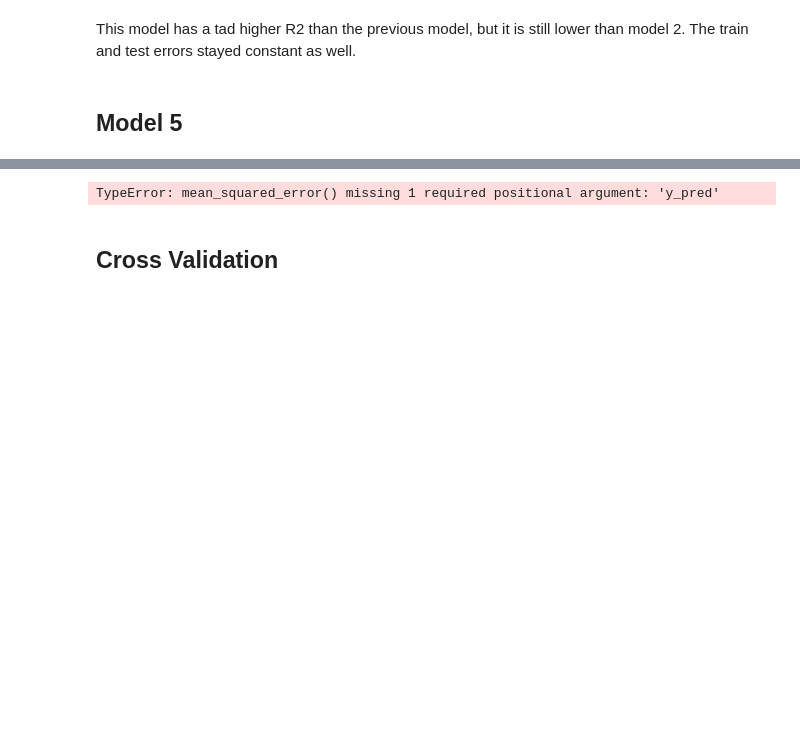
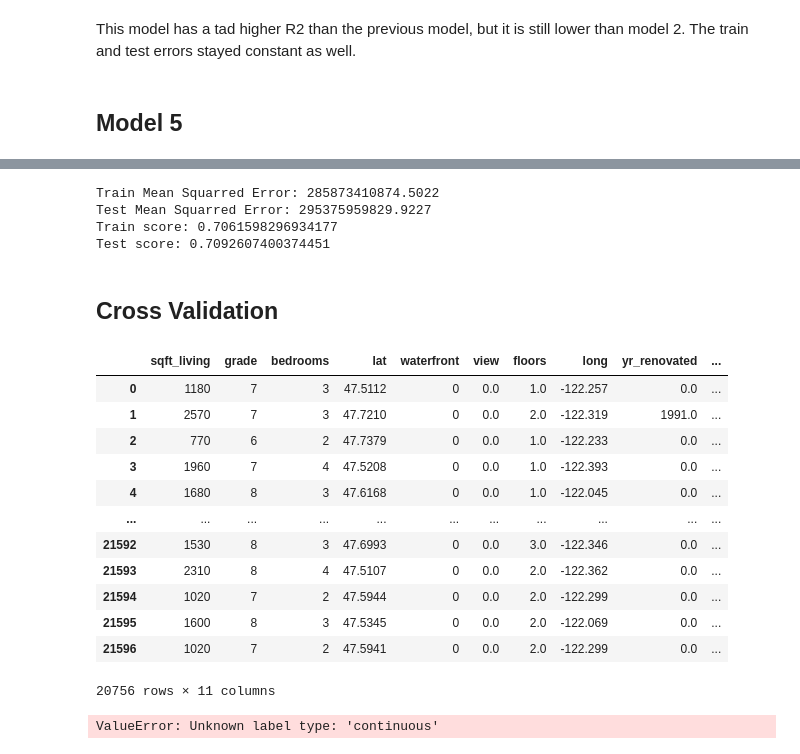
Before and after one commit to krbendol/bsc-phase-two-project, a Jupyter notebook: notebooks/exploratory/kam/Kam'sNotebook.ipynb, the cells around one changed output, grey strips where cells are left out. Saved outputs shown, nothing was run; the diff lists cells and outputs as text; code cells hidden in the pictures; blank space fills up the shorter version.

Commit message:
one model

```diff
--- a/notebooks/exploratory/kam/Kam'sNotebook.ipynb
+++ b/notebooks/exploratory/kam/Kam'sNotebook.ipynb
@@ -584,20 +587,25 @@ reg.score(X_test, y_test)
-# %%
-model_5_train = X_train[['sqft_living','grade','bedrooms', 'lat', 'waterfront','view','floors','long','yr_renovated',
-                  'condition', 'yr_built']]
-model_5_test= X_test[['sqft_living','grade','bedrooms', 'lat', 'waterfront','view','floors','long','yr_renovated',
-                  'condition', 'yr_built']]
-model5= LinearRegression()
-model5.fit(model_5_train, y_train)
-
-train_preds = model5.predict(model_5_train)
-test_preds = model5.predict(model_5_test)
-
-train_error= mean_squared_error(np.exp(y_train, train_preds))
-test_error= mean_squared_error(np.exp(y_test, test_preds))
-
-print('Train error:', train_error)
-print('Test error:', test_error)
-# %% [output]
-TypeError: mean_squared_error() missing 1 required positional argument: 'y_pred'
+# %%
+mlr_split = LinearRegression()
+
+#fit
+mlr_split.fit(X_train, y_train)
+
+# calculate predictions on training and test sets
+y_hat_train = mlr_split.predict(X_train)
+y_hat_test = mlr_split.predict(X_test)
+
+#compare MSE for the predicted training and test values
+train_mse = mean_squared_error(np.exp(y_train), np.log(y_hat_train))
+test_mse = mean_squared_error(np.exp(y_test), y_hat_test)
+print('Train Mean Squarred Error:', train_mse)
+print('Test Mean Squarred Error:', test_mse)
+
+print('Train score:', mlr_split.score(X_train, y_train))
+print('Test score:', mlr_split.score(X_test, y_test))
+# %% [output]
+Train Mean Squarred Error: 285873410874.5022
+Test Mean Squarred Error: 295375959829.9227
+Train score: 0.7061598296934177
+Test score: 0.7092607400374451
 # %% [markdown]
 ## Cross Validation
@@ -603,0 +616,31 @@ TypeError: mean_squared_error() missing 1 required positional argument: 'y_pred'
+# %%
+X
+# %% [output]
+|  | sqft_living | grade | bedrooms | lat | waterfront | view | floors | long | yr_renovated | ... |
+| 0 | 1180 | 7 | 3 | 47.5112 | 0 | 0.0 | 1.0 | -122.257 | 0.0 | ... |
+| 1 | 2570 | 7 | 3 | 47.7210 | 0 | 0.0 | 2.0 | -122.319 | 1991.0 | ... |
+| 2 | 770 | 6 | 2 | 47.7379 | 0 | 0.0 | 1.0 | -122.233 | 0.0 | ... |
+| 3 | 1960 | 7 | 4 | 47.5208 | 0 | 0.0 | 1.0 | -122.393 | 0.0 | ... |
+| 4 | 1680 | 8 | 3 | 47.6168 | 0 | 0.0 | 1.0 | -122.045 | 0.0 | ... |
+| ... | ... | ... | ... | ... | ... | ... | ... | ... | ... | ... |
+| 21592 | 1530 | 8 | 3 | 47.6993 | 0 | 0.0 | 3.0 | -122.346 | 0.0 | ... |
+| 21593 | 2310 | 8 | 4 | 47.5107 | 0 | 0.0 | 2.0 | -122.362 | 0.0 | ... |
+| 21594 | 1020 | 7 | 2 | 47.5944 | 0 | 0.0 | 2.0 | -122.299 | 0.0 | ... |
+| 21595 | 1600 | 8 | 3 | 47.5345 | 0 | 0.0 | 2.0 | -122.069 | 0.0 | ... |
+| 21596 | 1020 | 7 | 2 | 47.5941 | 0 | 0.0 | 2.0 | -122.299 | 0.0 | ... |
+20756 rows × 11 columns
+# %%
+from sklearn.model_selection import KFold
+kf = RepeatedKFold(n_splits=5, n_repeats=10, random_state=None )
+model = LogisticRegression()
+
+model.fit(X,y)
+
+scores = cross_val_score(model, X, y, scoring='accuracy', cv=5, n_jobs=-1)
+scores
+# for train_index, test_index in kf.split(X):
+#       print("Train:", train_index, "Validation:",test_index)
+#       X_train, X_test = X[train_index], X[test_index]
+#       y_train, y_test = y[train_index], y[test_index]
+# %% [output]
+ValueError: Unknown label type: 'continuous'
```
Also changed, not shown: parts of 9 cells of this notebook.
